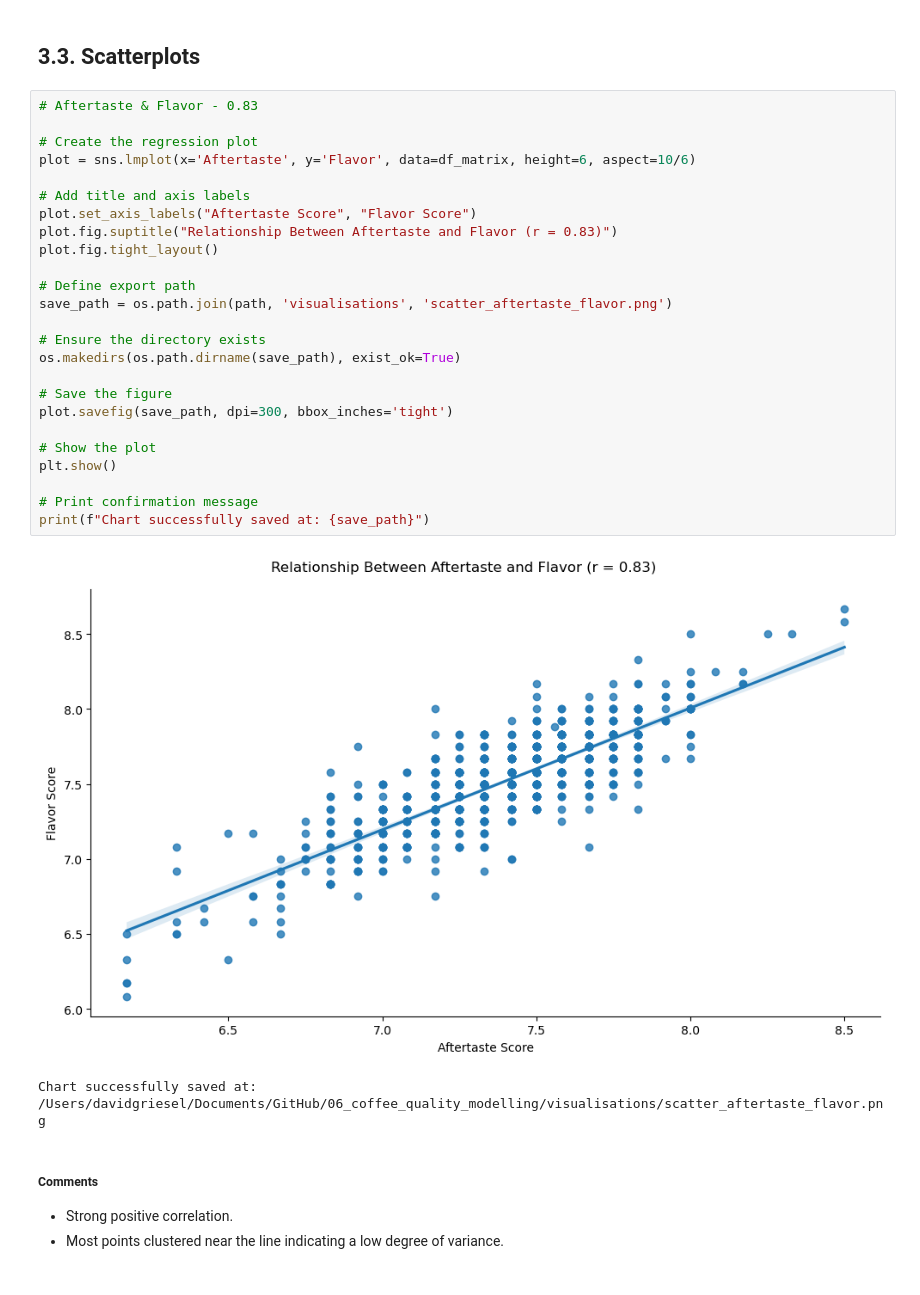
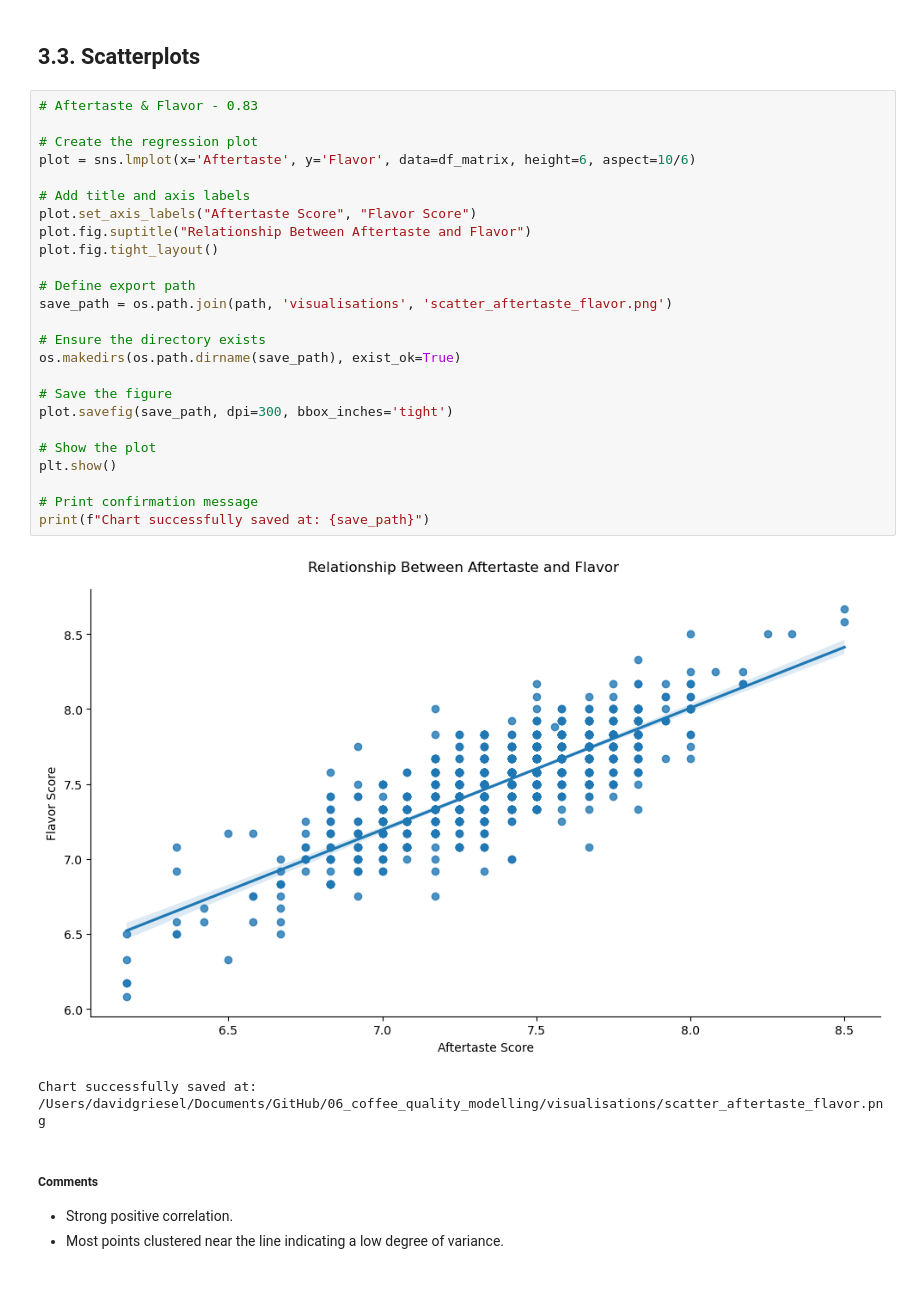
Before and after one commit to davidgriesel/06_coffee_quality_modelling, a Jupyter notebook: notebooks/02_eda.ipynb, the cells around one changed output. Drawn from its saved outputs; the diff is of its cells as text.

```diff
--- a/notebooks/02_eda.ipynb
+++ b/notebooks/02_eda.ipynb
@@ -122,30 +122,30 @@ Chart successfully saved at: /Users/davidgriesel/Documents/GitHub/06_coffee_qual
 # %%
 # Aftertaste & Flavor - 0.83
 
 # Create the regression plot
 plot = sns.lmplot(x='Aftertaste', y='Flavor', data=df_matrix, height=6, aspect=10/6)
 
 # Add title and axis labels
 plot.set_axis_labels("Aftertaste Score", "Flavor Score")
-plot.fig.suptitle("Relationship Between Aftertaste and Flavor (r = 0.83)")
+plot.fig.suptitle("Relationship Between Aftertaste and Flavor")
 plot.fig.tight_layout()
 
 # Define export path
 save_path = os.path.join(path, 'visualisations', 'scatter_aftertaste_flavor.png')
 
 # Ensure the directory exists
 os.makedirs(os.path.dirname(save_path), exist_ok=True)
 
 # Save the figure
 plot.savefig(save_path, dpi=300, bbox_inches='tight')
 
 # Show the plot
 plt.show()
 
 # Print confirmation message
 print(f"Chart successfully saved at: {save_path}")
 # %% [output]
-[figure, old version]
+[figure, new version]
 Chart successfully saved at: /Users/davidgriesel/Documents/GitHub/06_coffee_quality_modelling/visualisations/scatter_aftertaste_flavor.png
 # %% [markdown]
 ##### Comments
```
Also changed, not shown: parts of 8 cells of this notebook.
